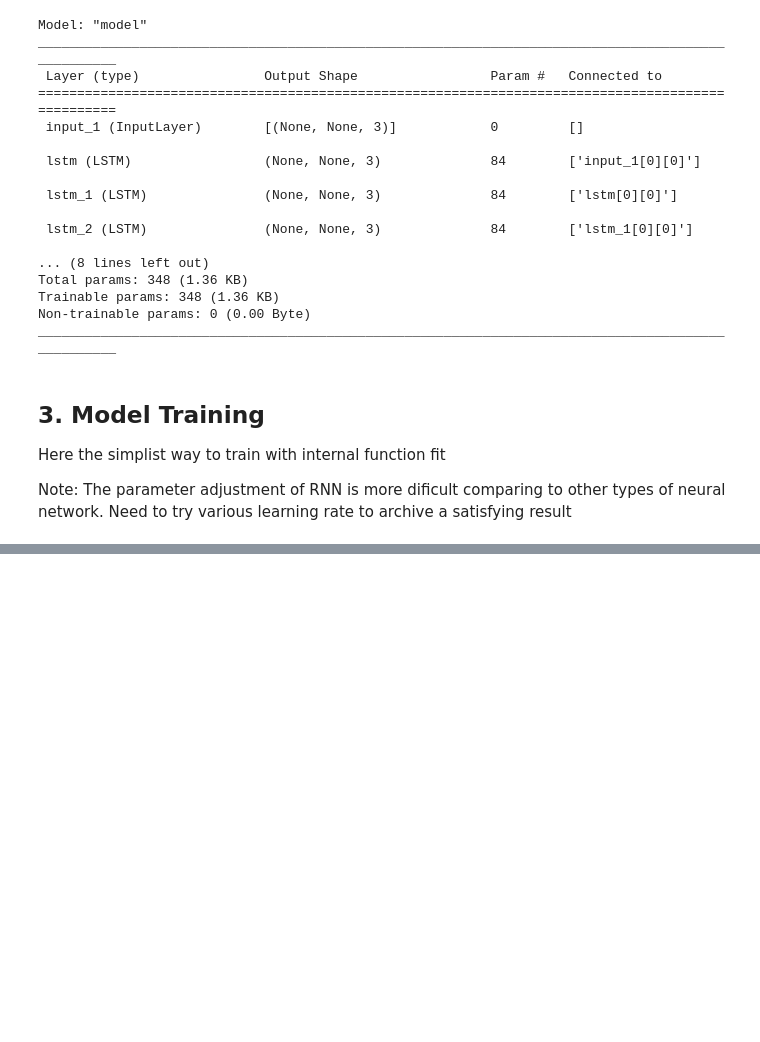
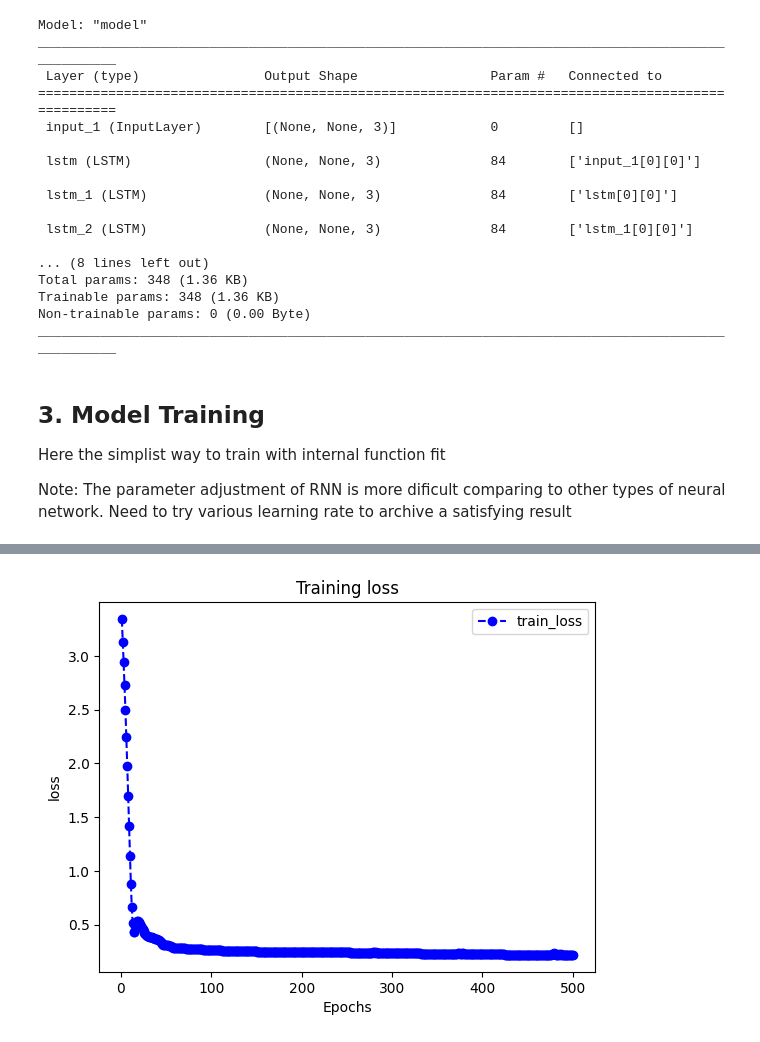
Before and after one commit to Anjasfedo/Learning-TensorFlow, a Jupyter notebook: eat_tensorflow2_in_30_days/Chapter1_4.ipynb, the cells around one changed output, grey strips where cells are left out. Drawn from its saved outputs; the diff is of its cells as text; code cells hidden in the pictures; blank space fills up the shorter version.

```diff
--- a/eat_tensorflow2_in_30_days/Chapter1_4.ipynb
+++ b/eat_tensorflow2_in_30_days/Chapter1_4.ipynb
@@ -66,7 +66,7 @@ ds_data = tf.data.Dataset.from_tensor_slices(tf.constant(dfdiff.values, dtype=tf
           .window(WINDOW_SIZE, shift=1) \
           .flat_map(batch_dataset)
 
-ds_label = tf.data.Dataset.from_tensor_slices(tf.constant(dfdiff.values[:WINDOW_SIZE], dtype=tf.float32))
+ds_label = tf.data.Dataset.from_tensor_slices(tf.constant(dfdiff.values[WINDOW_SIZE:], dtype=tf.float32))
 
 # Put all data into one batch for better efficiency since the data volume is small
 ds_train = tf.data.Dataset.zip((ds_data, ds_label)).batch(38).cache()
@@ -179,0 +184,16 @@ Epoch 462/500
+# %%
+def plot_metric(history, metric):
+  train_metric = history.history[metric]
+  epochs = range(1, len(train_metric) + 1)
+
+  plt.plot(epochs, train_metric, 'bo--')
+  plt.title('Training ' + metric)
+  plt.xlabel("Epochs")
+  plt.ylabel(metric)
+
+  plt.legend(['train_' + metric])
+  plt.show()
+# %%
+plot_metric(history, 'loss')
+# %% [output]
+[figure, added]
```
Also changed, not shown: parts of 12 cells of this notebook.
